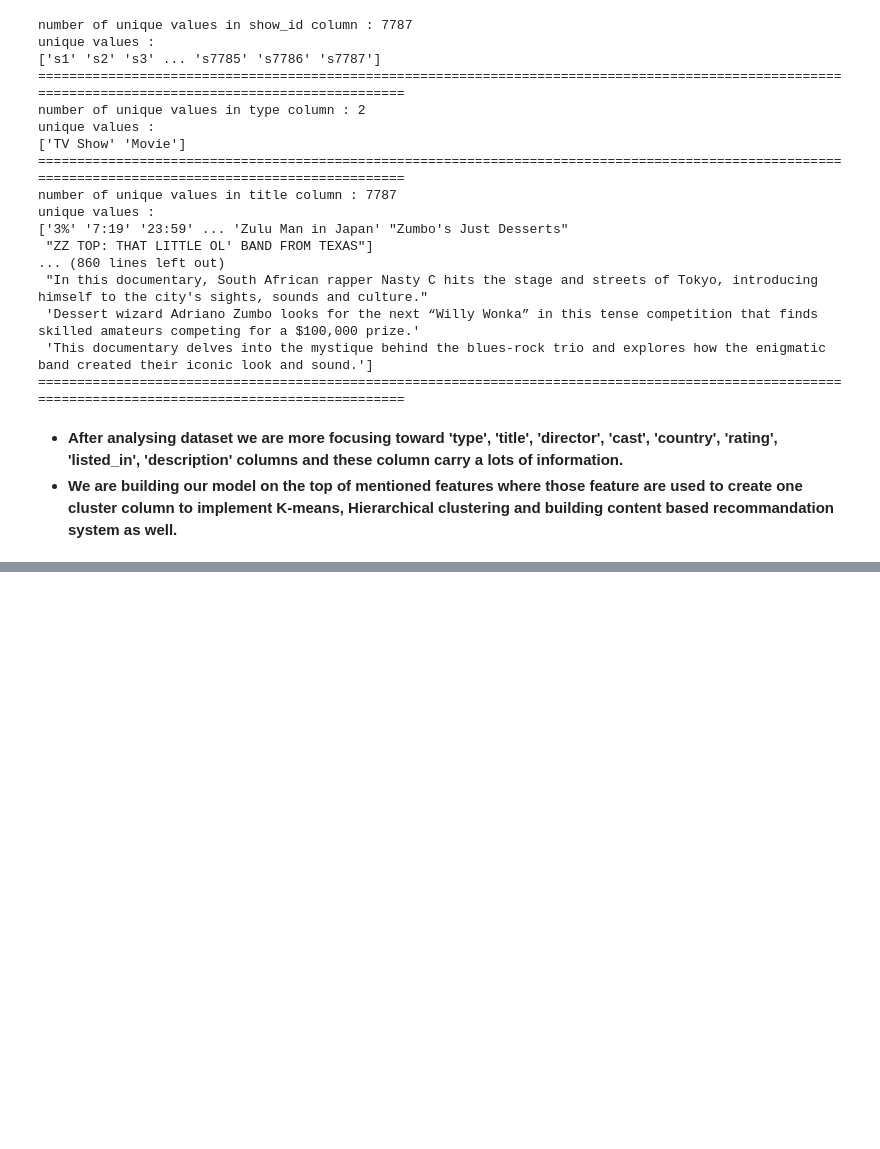
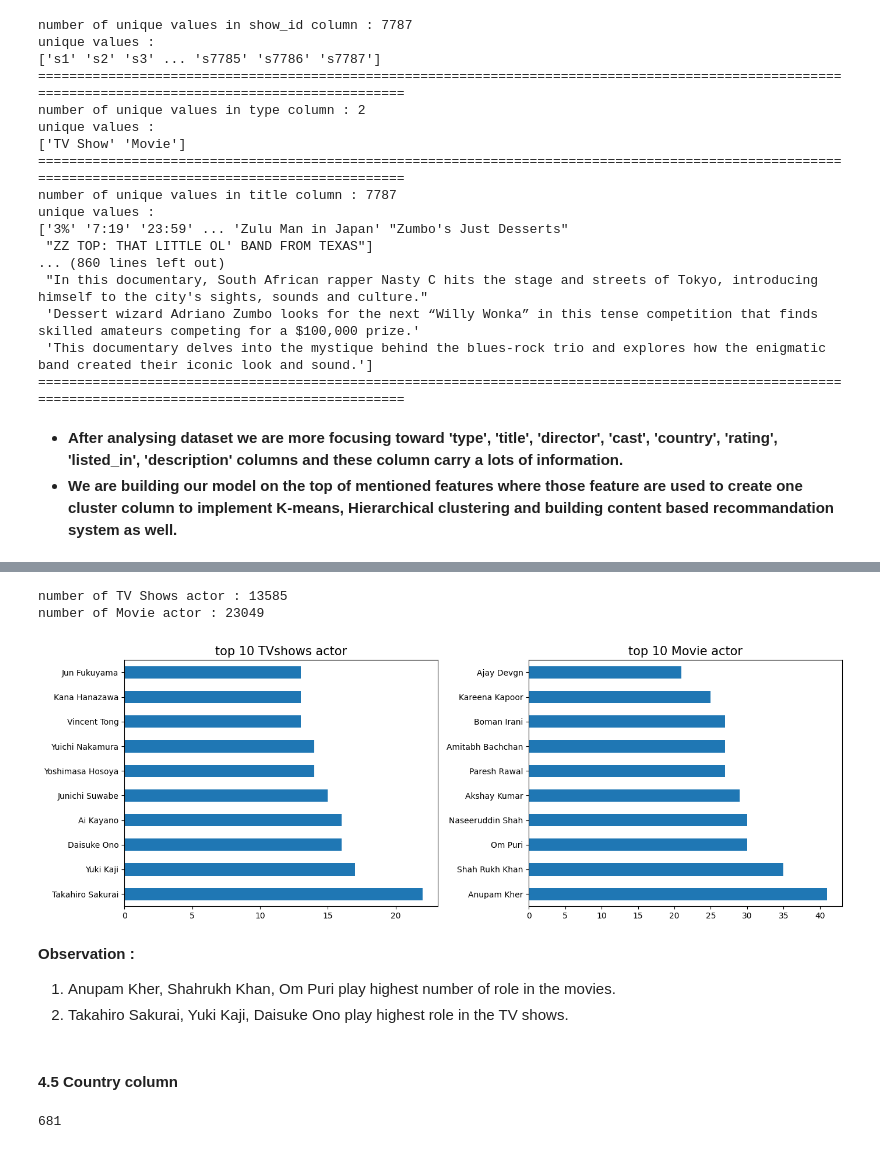
Before and after one commit to atulchune/Netflix_Movie_and_TV_Shows_Clustering, a Jupyter notebook: Netflix_Movie_and_TV_Shows_Clustering.ipynb, the cells around one changed output, grey strips where cells are left out. Saved outputs shown, nothing was run; the diff lists cells and outputs as text; code cells hidden in the pictures; blank space fills up the shorter version.

```diff
--- a/Netflix_Movie_and_TV_Shows_Clustering.ipynb
+++ b/Netflix_Movie_and_TV_Shows_Clustering.ipynb
@@ -304,0 +411,35 @@ unique values :
+# %%
+print(f"number of TV Shows actor : {len(df[df['type']=='TV Show']['cast'].str.split(', ', expand=True).stack().reset_index(level=1, drop=True).value_counts())}")
+print(f"number of Movie actor : {len(df[df['type']=='Movie']['cast'].str.split(', ', expand=True).stack().reset_index(level=1, drop=True).value_counts())}")
+# %% [output]
+number of TV Shows actor : 13585
+number of Movie actor : 23049
+# %%
+fig,ax = plt.subplots(1,2, figsize=(14,5))
+
+# seperating TV shows actor from cast column
+top_TVshows_actor = df[df['type']=='TV Show']['cast'].str.split(', ', expand=True).stack().reset_index(level=1, drop=True)
+# plotting actor who appered highest number of TV Show
+a = top_TVshows_actor.value_counts().head(10).plot(kind='barh', ax=ax[0])
+a.set_title('top 10 TVshows actor', size=15)
+
+# seperating movie actor from cast column
+top_movie_actor = df[df['type']=='Movie']['cast'].str.split(', ', expand=True).stack().reset_index(level=1, drop=True)
+# plotting actor who appered highest number of Movie
+b = top_movie_actor.value_counts().head(10).plot(kind='barh', ax=ax[1])
+b.set_title('top 10 Movie actor', size=15)
+
+plt.tight_layout()
+plt.show()
+# %% [output]
+[figure, added]
+# %% [markdown]
+**Observation :**
+1. Anupam Kher, Shahrukh Khan, Om Puri play highest number of role in the movies.
+2. Takahiro Sakurai, Yuki Kaji, Daisuke Ono play highest role in the TV shows.
+# %% [markdown]
+#### **4.5 Country column**
+# %%
+df['country'].nunique()
+# %% [output]
+681
```
Also changed, not shown: parts of 21 cells of this notebook.
